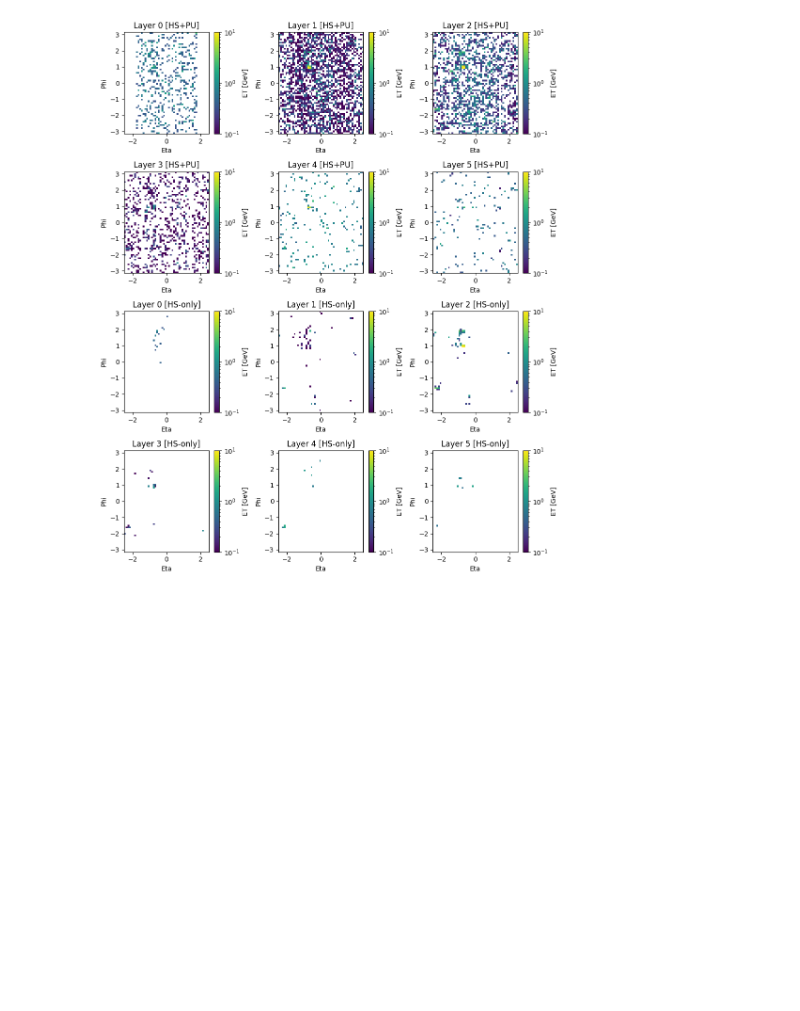
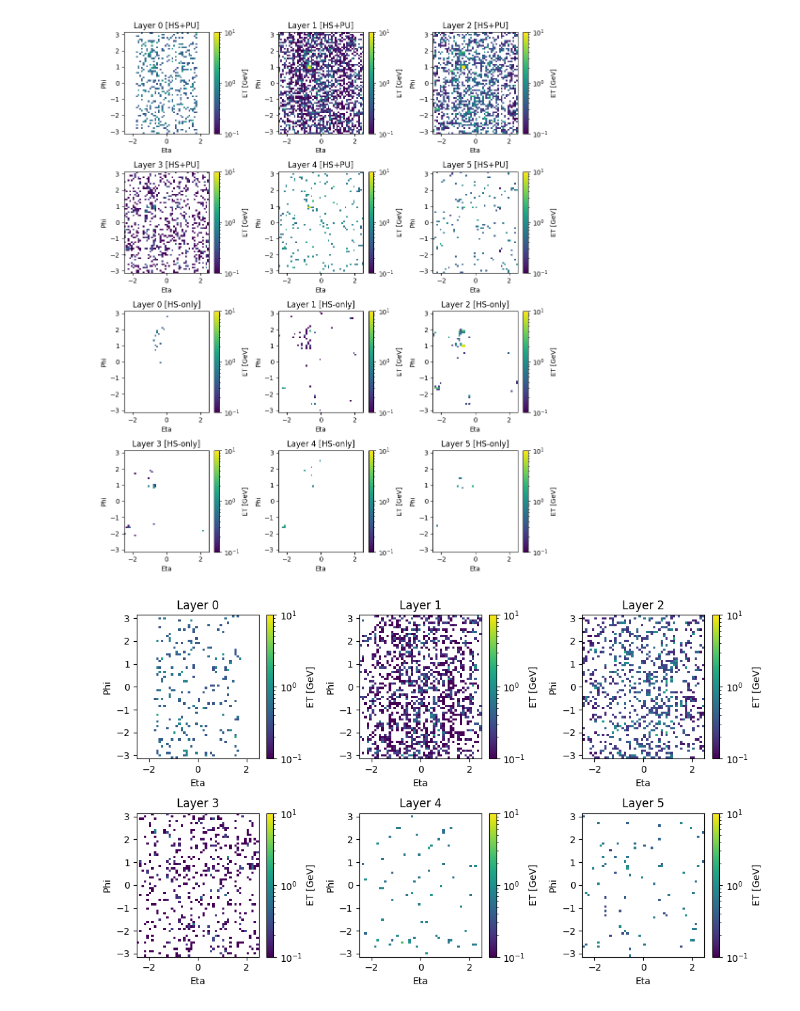
Before and after one commit to hftsoi/contrastive4pu, a Jupyter notebook: prepare_data.ipynb, the cells around one changed output. Cells and saved outputs as stored; diff of their text form; code cells hidden in the pictures; blank space fills up the shorter version.

```diff
--- a/nb.ipynb
+++ b/prepare_data.ipynb
@@ -21,10 +22,3 @@ from utils import *
 
 np.random.seed(42)
 tf.random.set_seed(42)
-# %%
-file = uproot.open('datasets/merged_HHbbbb_10000_0_train.root')
-tree = file['CaloTree']
-data = tree.arrays(library="np")
-
-for branch, array in data.items():
-    print(f"{branch}")
@@ -49,2 +49,22 @@ cell_4sig
 # %%
-eta_bins, phi_bins, X_isHS, X_isPU = cell_to_grid(data)
+X_HHbbbb_isHS = []
+X_HHbbbb_isPU = []
+X_PJZ0 = []
+for i in range(len(data_HHbbbb)):
+    eta_bins, phi_bins, X_isHS, X_isPU = cell_to_grid(data_HHbbbb[i], has_cell_HS=True)
+    data_HHbbbb[i] = 0
+    X_HHbbbb_isHS.append(X_isHS)
+    X_HHbbbb_isPU.append(X_isPU)
+
+for i in range(len(data_PJZ0)):
+    eta_bins, phi_bins, X = cell_to_grid(data_PJZ0[i], has_cell_HS=False)
+    data_PJZ0[i] = 0
+    X_PJZ0.append(X)
+
+X_HHbbbb_isHS = np.concatenate(X_HHbbbb_isHS, axis=0)
+X_HHbbbb_isPU = np.concatenate(X_HHbbbb_isPU, axis=0)
+X_PJZ0 = np.concatenate(X_PJZ0, axis=0)
+
+print(X_HHbbbb_isHS.shape)
+print(X_HHbbbb_isPU.shape)
+print(X_PJZ0.shape)
@@ -53,2 +77,6 @@ plot_layers(eta_bins, phi_bins, event_idx=1, X_isHS=X_isHS, X_isPU=X_isPU)
 # %% [output]
 [figure]
+# %%
+plot_layers(eta_bins, phi_bins, event_idx=1, X_isHS=None, X_isPU=None, X=X_PJZ0)
+# %% [output]
+[figure, added]
```
Also changed, not shown: parts of 6 cells of this notebook, 1 other file.
